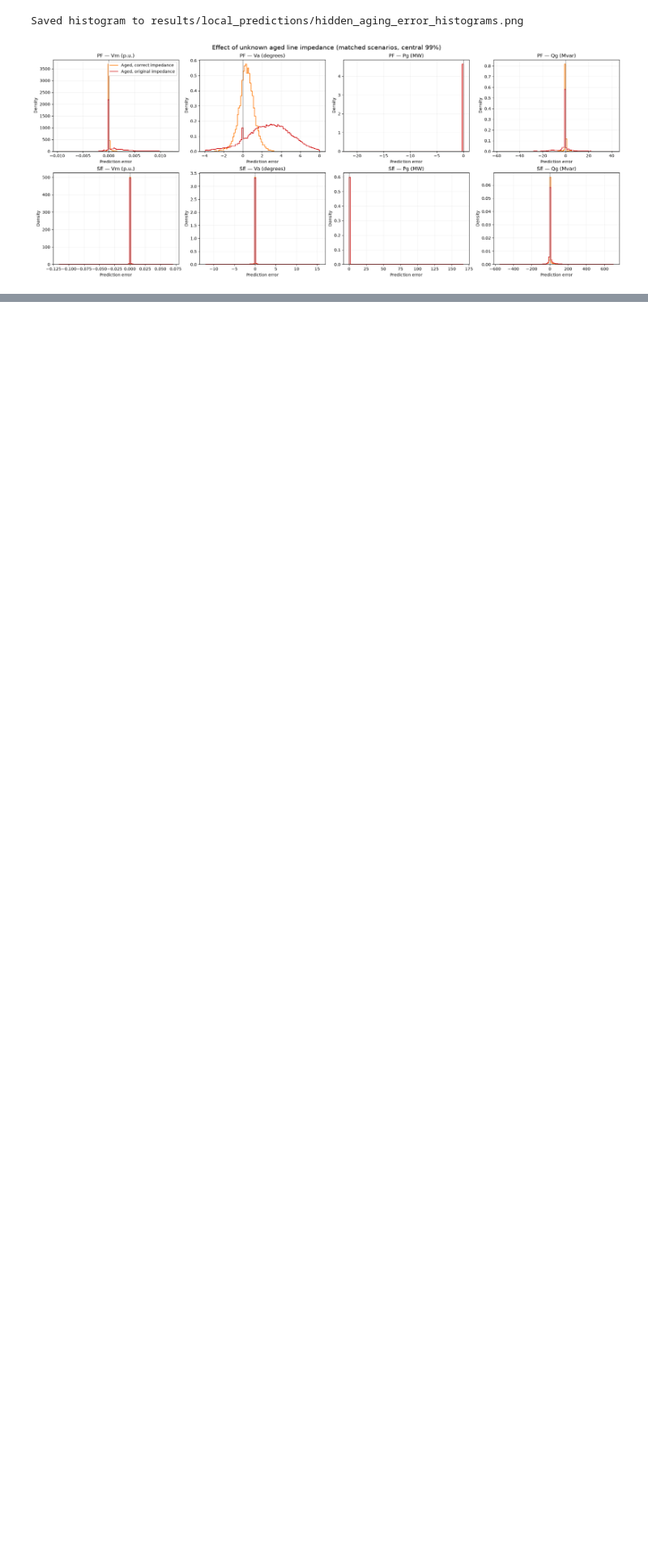
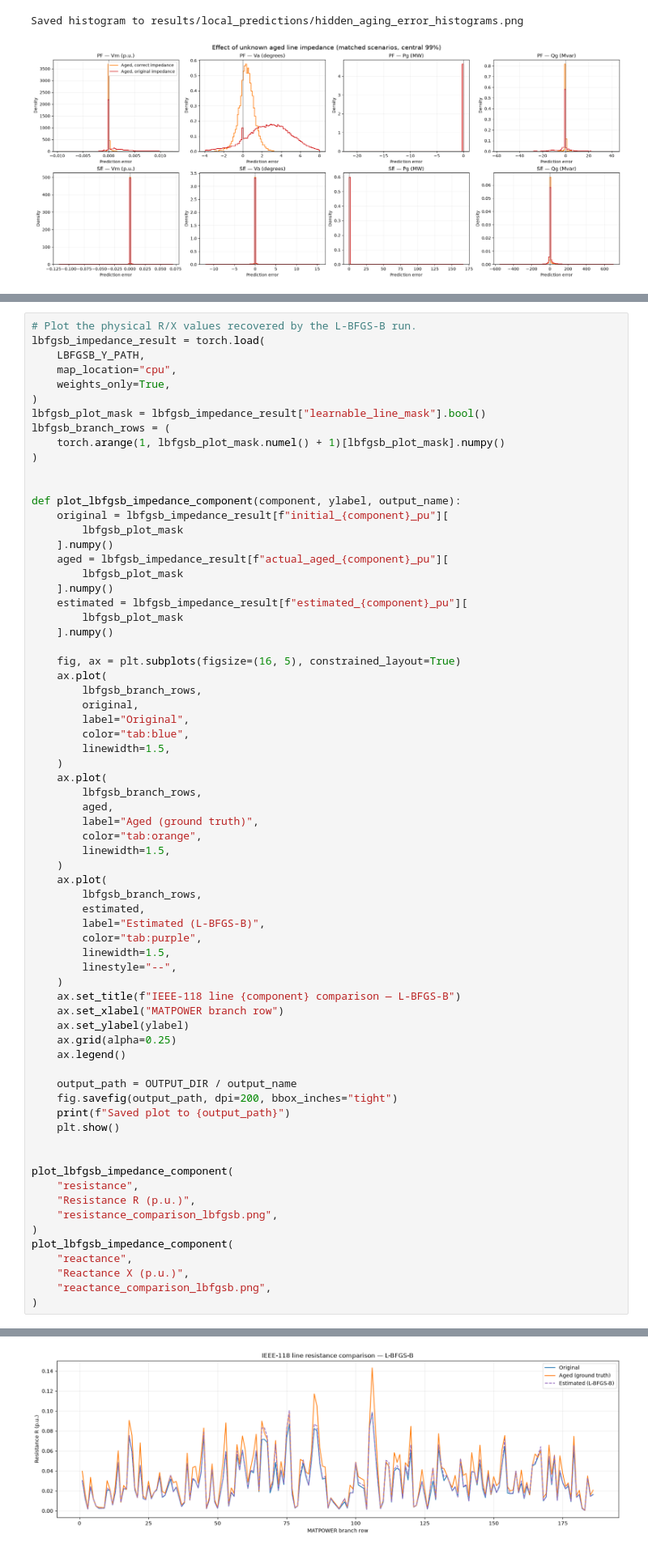
Before and after one commit to mohamad-hasan-sohan-ajini/genco-challenge, a Jupyter notebook: src/1_error_dist.ipynb, the cells around one changed output, grey strips where cells are left out. Shown at 81% size. Cells and saved outputs as stored; diff of their text form; blank space fills up the shorter version.

```diff
--- a/src/1_error_dist.ipynb
+++ b/src/1_error_dist.ipynb
@@ -1144,0 +1379,70 @@ Saved plot to results/local_predictions/reactance_comparison.png
+# %%
+# Plot the physical R/X values recovered by the L-BFGS-B run.
+lbfgsb_impedance_result = torch.load(
+    LBFGSB_Y_PATH,
+    map_location="cpu",
+    weights_only=True,
+)
+lbfgsb_plot_mask = lbfgsb_impedance_result["learnable_line_mask"].bool()
+lbfgsb_branch_rows = (
+    torch.arange(1, lbfgsb_plot_mask.numel() + 1)[lbfgsb_plot_mask].numpy()
+)
+
+
+def plot_lbfgsb_impedance_component(component, ylabel, output_name):
+    original = lbfgsb_impedance_result[f"initial_{component}_pu"][
+        lbfgsb_plot_mask
+    ].numpy()
+    aged = lbfgsb_impedance_result[f"actual_aged_{component}_pu"][
+        lbfgsb_plot_mask
+    ].numpy()
+    estimated = lbfgsb_impedance_result[f"estimated_{component}_pu"][
+        lbfgsb_plot_mask
+    ].numpy()
+
+    fig, ax = plt.subplots(figsize=(16, 5), constrained_layout=True)
+    ax.plot(
+        lbfgsb_branch_rows,
+        original,
+        label="Original",
+        color="tab:blue",
+        linewidth=1.5,
+    )
+    ax.plot(
+        lbfgsb_branch_rows,
+        aged,
+        label="Aged (ground truth)",
+        color="tab:orange",
+        linewidth=1.5,
+    )
+    ax.plot(
+        lbfgsb_branch_rows,
+        estimated,
+        label="Estimated (L-BFGS-B)",
+        color="tab:purple",
+        linewidth=1.5,
+        linestyle="--",
+    )
+    ax.set_title(f"IEEE-118 line {component} comparison — L-BFGS-B")
+    ax.set_xlabel("MATPOWER branch row")
+    ax.set_ylabel(ylabel)
+    ax.grid(alpha=0.25)
+    ax.legend()
+
+    output_path = OUTPUT_DIR / output_name
+    fig.savefig(output_path, dpi=200, bbox_inches="tight")
+    print(f"Saved plot to {output_path}")
+    plt.show()
+
+
+plot_lbfgsb_impedance_component(
+    "resistance",
+    "Resistance R (p.u.)",
+    "resistance_comparison_lbfgsb.png",
+)
+plot_lbfgsb_impedance_component(
+    "reactance",
+    "Reactance X (p.u.)",
+    "reactance_comparison_lbfgsb.png",
+)
+# %% [output]
@@ -1144,0 +1450 @@ Saved plot to results/local_predictions/reactance_comparison.png
+[figure, added]
```
Also changed, not shown: parts of 5 cells of this notebook.
